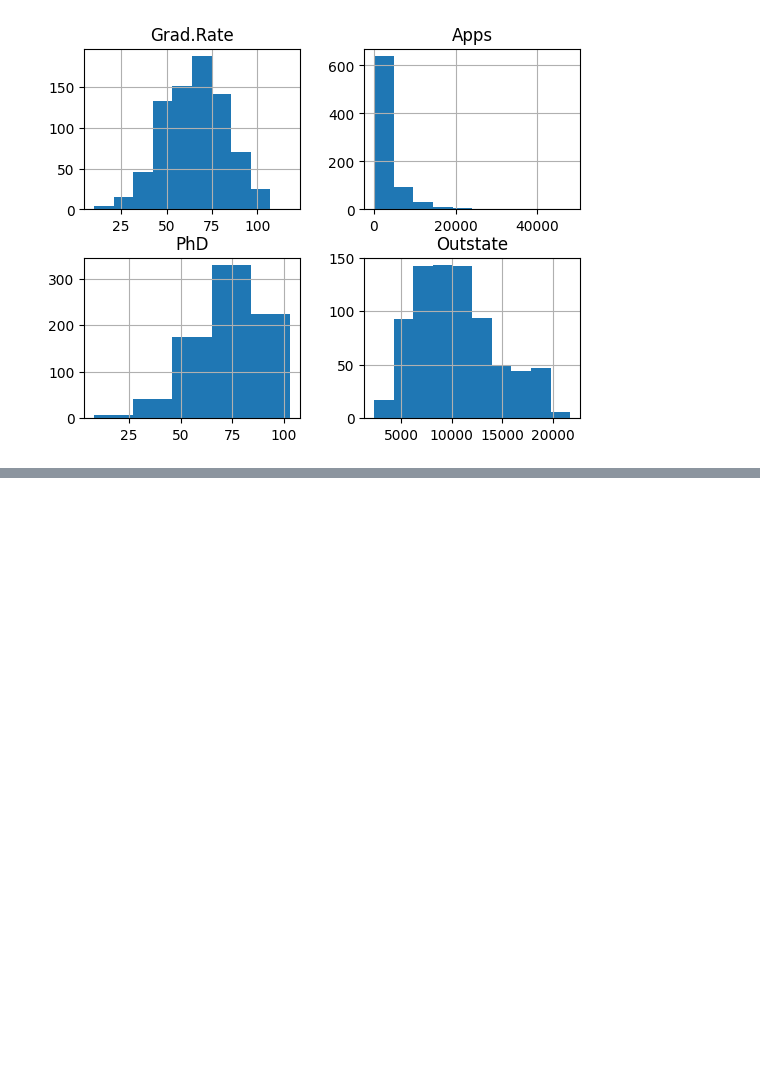
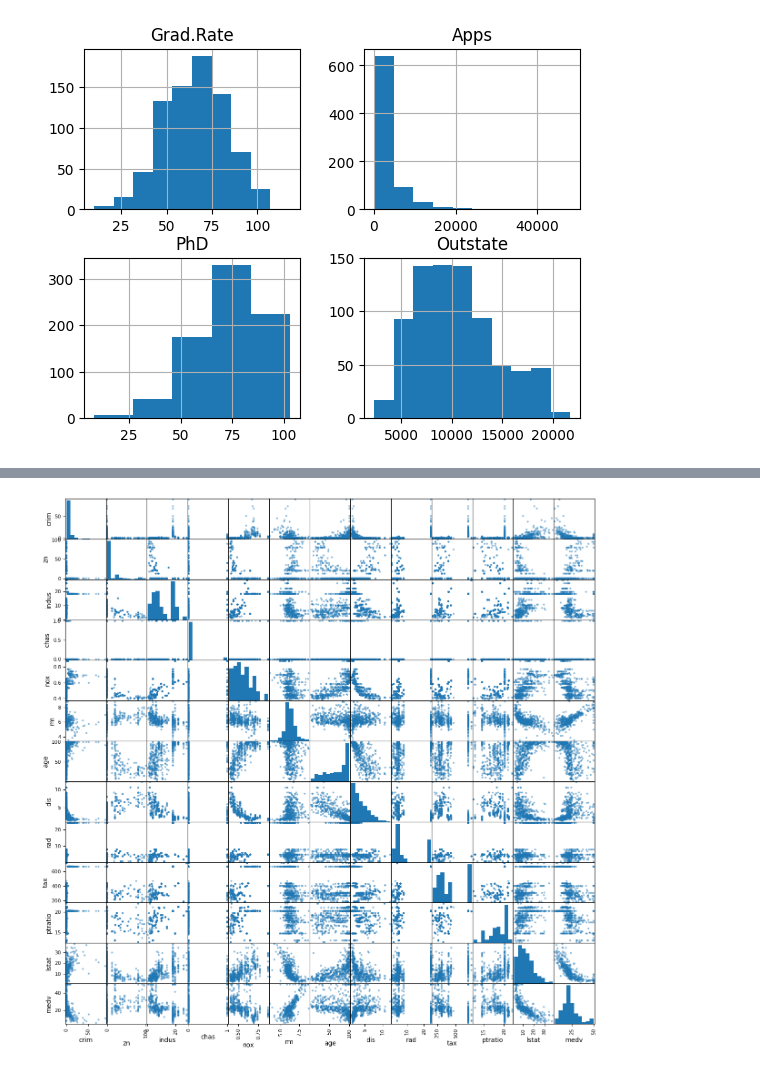
Before and after one commit to CRowland4/statistical_learning_python, a Jupyter notebook: Chapter_2/Exercises_Chapter_2.ipynb, the cells around one changed output, grey strips where cells are left out. Drawn from its saved outputs; the diff is of its cells as text; code cells hidden in the pictures; blank space fills up the shorter version.

```diff
--- a/Chapter_2/Exercises_Chapter_2.ipynb
+++ b/Chapter_2/Exercises_Chapter_2.ipynb
@@ -236,0 +326,6 @@ college.hist("PhD", bins=5, ax=ax[1, 0]);
+# %%
+# a.)
+boston = pd.read_csv("../datasets/Boston.csv")
+boston.set_index("Unnamed: 0", inplace=True)
+boston.rename_axis(index="suburb", inplace=True)
+boston
@@ -236,0 +347,5 @@ college.hist("PhD", bins=5, ax=ax[1, 0]);
+# %%
+# c.)
+pd.plotting.scatter_matrix(boston, figsize=(15, 15));
+# %% [output]
+[figure, added]
```
Also changed, not shown: parts of 35 cells of this notebook, 1 other file.
